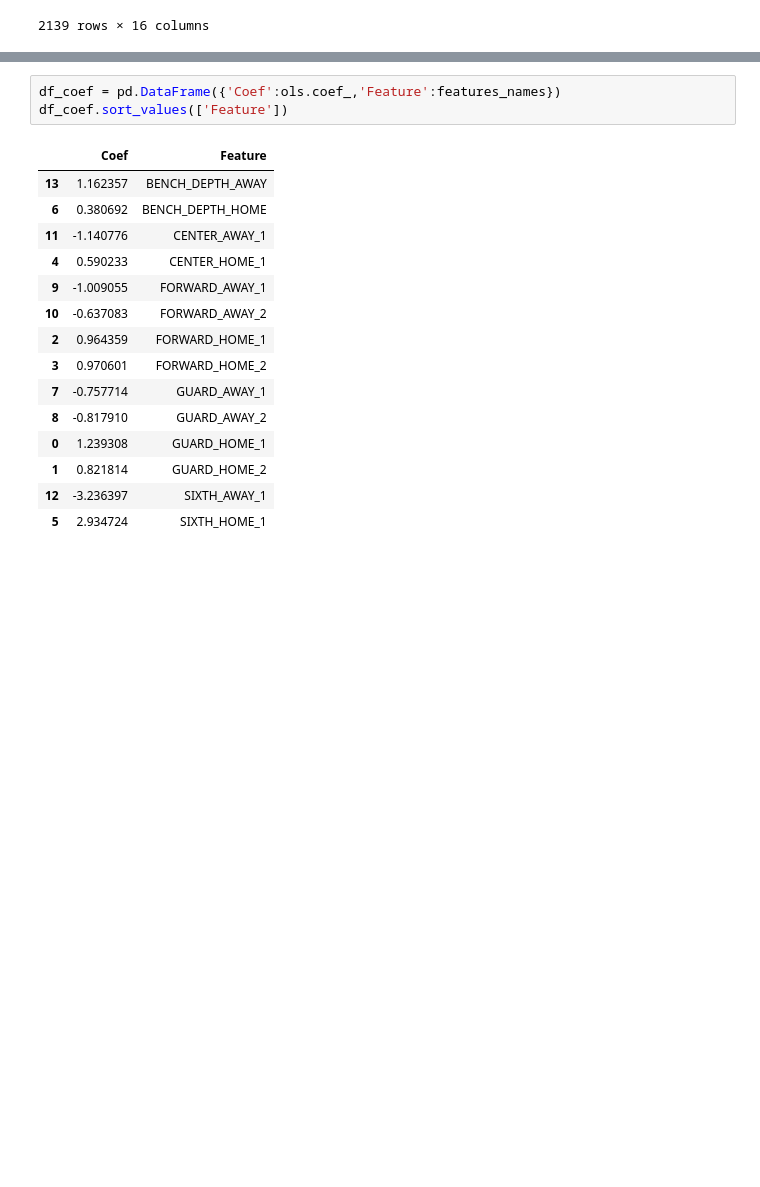
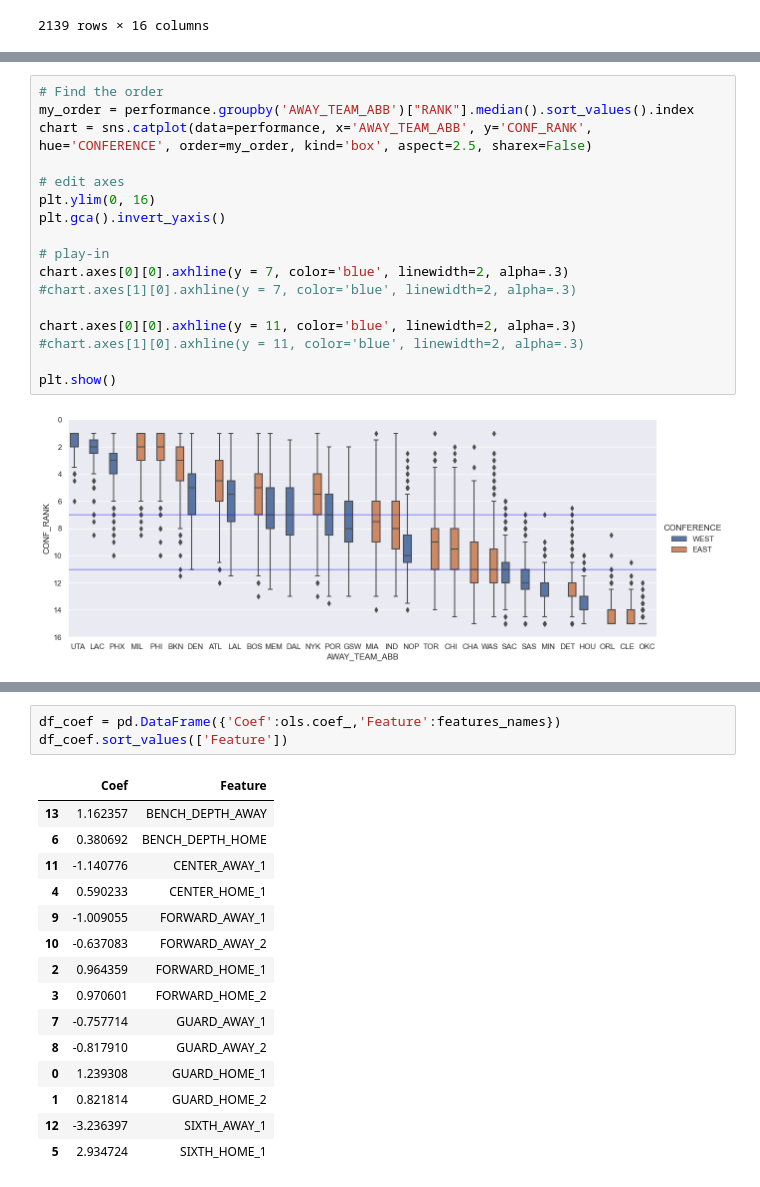
Before and after one commit to finnoh/data_science_project, a Jupyter notebook: season_prediction_rapm.ipynb, the cells around one changed output, grey strips where cells are left out. Saved outputs shown, nothing was run; the diff lists cells and outputs as text; blank space fills up the shorter version.

```diff
--- a/season_prediction_rapm.ipynb
+++ b/season_prediction_rapm.ipynb
@@ -399,0 +882,19 @@ plt.show()
+# %%
+# Find the order
+my_order = performance.groupby('AWAY_TEAM_ABB')["RANK"].median().sort_values().index
+chart = sns.catplot(data=performance, x='AWAY_TEAM_ABB', y='CONF_RANK', hue='CONFERENCE', order=my_order, kind='box', aspect=2.5, sharex=False)
+
+# edit axes
+plt.ylim(0, 16)
+plt.gca().invert_yaxis()
+
+# play-in
+chart.axes[0][0].axhline(y = 7, color='blue', linewidth=2, alpha=.3)
+#chart.axes[1][0].axhline(y = 7, color='blue', linewidth=2, alpha=.3)
+
+chart.axes[0][0].axhline(y = 11, color='blue', linewidth=2, alpha=.3)
+#chart.axes[1][0].axhline(y = 11, color='blue', linewidth=2, alpha=.3)
+
+plt.show()
+# %% [output]
+[figure, added]
```
Also changed, not shown: parts of 54 cells of this notebook, 6 other files.
